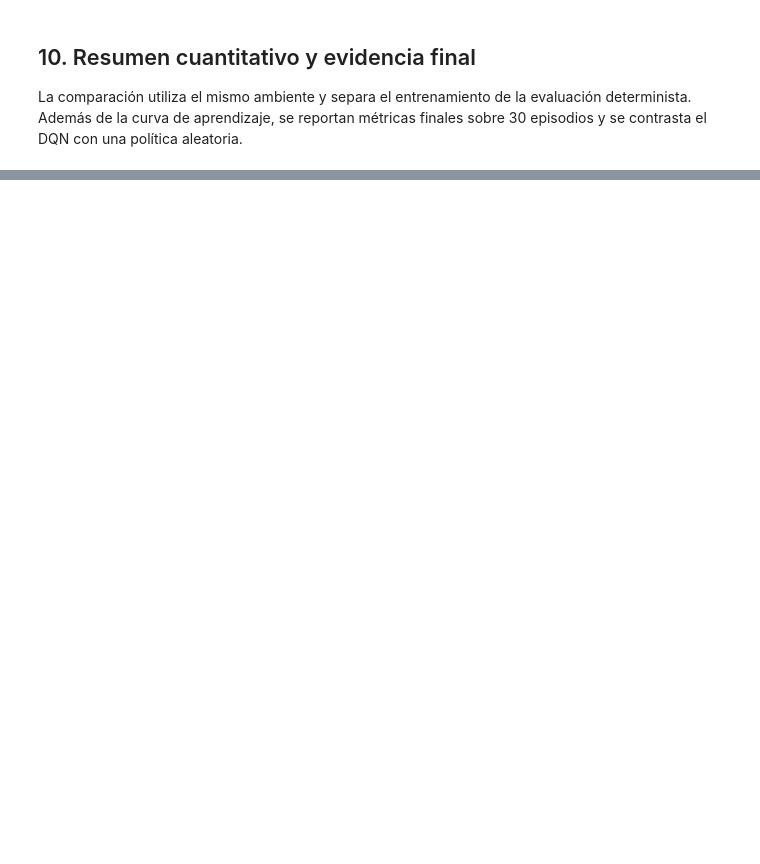
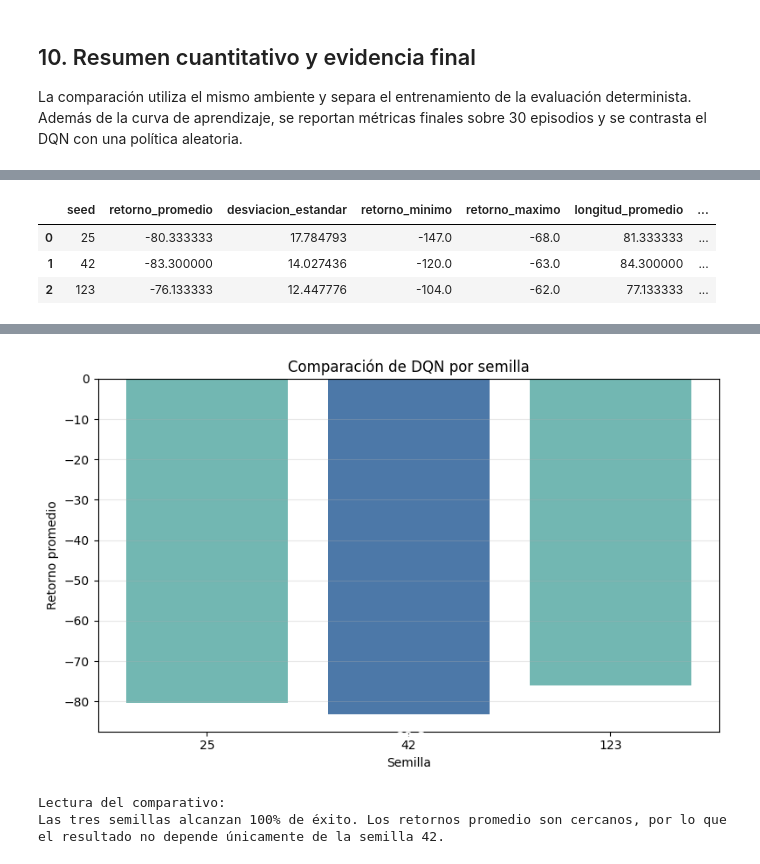
Before and after one commit to jorecof/Taller2_DQN_Acrobot, a Jupyter notebook: Taller2_DQN_Acrobot.ipynb, the cells around one changed output, grey strips where cells are left out. Saved outputs shown, nothing was run; the diff lists cells and outputs as text; code cells hidden in the pictures; blank space fills up the shorter version.

Commit message:
Mejora documentacion y comparacion de semillas DQN

```diff
--- a/Taller2_DQN_Acrobot.ipynb
+++ b/Taller2_DQN_Acrobot.ipynb
@@ -547,0 +552,47 @@ plt.show()
+# %%
+# 11. Comparación entre semillas
+
+import pandas as pd
+import matplotlib.pyplot as plt
+from pathlib import Path
+
+SEED_RESULTS_DIR = Path("results/seed_comparison")
+summary_path = SEED_RESULTS_DIR / "seed_summary.csv"
+aggregate_path = SEED_RESULTS_DIR / "seed_aggregate.csv"
+figure_path = SEED_RESULTS_DIR / "seed_return_comparison.png"
+
+if not summary_path.exists():
+    raise FileNotFoundError(
+        "No se encontró results/seed_comparison/seed_summary.csv. "
+        "Ejecute primero seed_comparison.py para generar el comparativo."
+    )
+
+seed_summary_df = pd.read_csv(summary_path).sort_values("seed")
+display(seed_summary_df)
+
+if aggregate_path.exists():
+    seed_aggregate_df = pd.read_csv(aggregate_path)
+    display(seed_aggregate_df)
+
+plt.figure(figsize=(8, 5))
+colors = ["#4C78A8" if seed == 42 else "#72B7B2" for seed in seed_summary_df["seed"]]
+plt.bar(seed_summary_df["seed"].astype(str), seed_summary_df["retorno_promedio"], color=colors)
+plt.title("Comparación de DQN por semilla")
+plt.xlabel("Semilla")
+plt.ylabel("Retorno promedio")
+plt.grid(axis="y", alpha=0.3)
+
+for idx, row in seed_summary_df.reset_index(drop=True).iterrows():
+    plt.text(idx, row["retorno_promedio"] - 4, f"{row['retorno_promedio']:.1f}", ha="center", va="top", color="white", fontweight="bold")
+
+plt.tight_layout()
+plt.savefig(figure_path, dpi=300, bbox_inches="tight")
+plt.show()
+
+print("Lectura del comparativo:")
+print("Las tres semillas alcanzan 100% de éxito. Los retornos promedio son cercanos, por lo que el resultado no depende únicamente de la semilla 42.")
+# %% [output]
+|  | seed | retorno_promedio | desviacion_estandar | retorno_minimo | retorno_maximo | longitud_promedio | ... |
+| 0 | 25 | -80.333333 | 17.784793 | -147.0 | -68.0 | 81.333333 | ... |
+| 1 | 42 | -83.300000 | 14.027436 | -120.0 | -63.0 | 84.300000 | ... |
+| 2 | 123 | -76.133333 | 12.447776 | -104.0 | -62.0 | 77.133333 | ... |
@@ -548 +601,4 @@ plt.show()
+[figure, added]
+Lectura del comparativo:
+Las tres semillas alcanzan 100% de éxito. Los retornos promedio son cercanos, por lo que el resultado no depende únicamente de la semilla 42.
 # %% [markdown]
```
Also changed, not shown: parts of 14 cells of this notebook, 13 other files.
